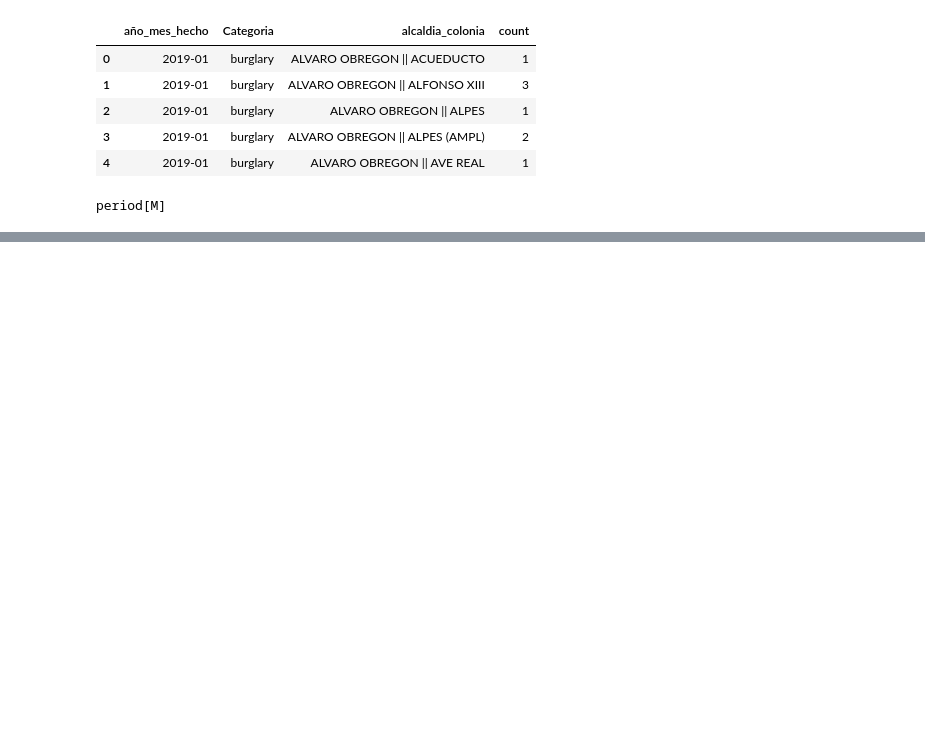
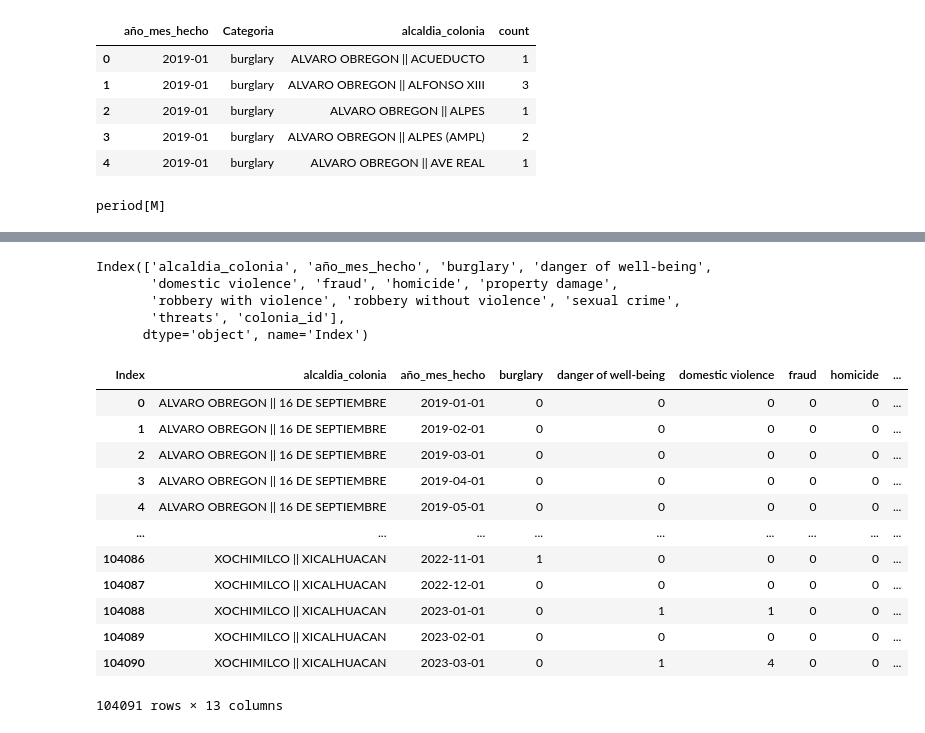
Before and after one commit to AngelEscobedo1712/Safety-Map, a Jupyter notebook: data_preprocessing/pieter_preprocessing.ipynb, the cells around one changed output, grey strips where cells are left out. Saved outputs shown, nothing was run; the diff lists cells and outputs as text; code cells hidden in the pictures; blank space fills up the shorter version.

```diff
--- a/data_preprocessing/pieter_preprocessing.ipynb
+++ b/data_preprocessing/pieter_preprocessing.ipynb
@@ -131,0 +321,30 @@ complete_df['idCarpeta'].fillna(0, inplace=True)
+# %%
+columns_colonias_date_complete_df.columns
+# %% [output]
+Index(['alcaldia_colonia', 'año_mes_hecho', 'burglary', 'danger of well-being',
+       'domestic violence', 'fraud', 'homicide', 'property damage',
+       'robbery with violence', 'robbery without violence', 'sexual crime',
+       'threats', 'colonia_id'],
+      dtype='object', name='Index')
+# %%
+columns_to_convert =['burglary', 'danger of well-being',
+       'domestic violence', 'fraud', 'homicide', 'property damage',
+       'robbery with violence', 'robbery without violence', 'sexual crime',
+       'threats']
+columns_colonias_date_complete_df[columns_to_convert] = columns_colonias_date_complete_df[columns_to_convert].astype(int)
+# %%
+columns_colonias_date_complete_df
+# %% [output]
+| Index | alcaldia_colonia | año_mes_hecho | burglary | danger of well-being | domestic violence | fraud | homicide | ... |
+| 0 | ALVARO OBREGON || 16 DE SEPTIEMBRE | 2019-01-01 | 0 | 0 | 0 | 0 | 0 | ... |
+| 1 | ALVARO OBREGON || 16 DE SEPTIEMBRE | 2019-02-01 | 0 | 0 | 0 | 0 | 0 | ... |
+| 2 | ALVARO OBREGON || 16 DE SEPTIEMBRE | 2019-03-01 | 0 | 0 | 0 | 0 | 0 | ... |
+| 3 | ALVARO OBREGON || 16 DE SEPTIEMBRE | 2019-04-01 | 0 | 0 | 0 | 0 | 0 | ... |
+| 4 | ALVARO OBREGON || 16 DE SEPTIEMBRE | 2019-05-01 | 0 | 0 | 0 | 0 | 0 | ... |
+| ... | ... | ... | ... | ... | ... | ... | ... | ... |
+| 104086 | XOCHIMILCO || XICALHUACAN | 2022-11-01 | 1 | 0 | 0 | 0 | 0 | ... |
+| 104087 | XOCHIMILCO || XICALHUACAN | 2022-12-01 | 0 | 0 | 0 | 0 | 0 | ... |
+| 104088 | XOCHIMILCO || XICALHUACAN | 2023-01-01 | 0 | 1 | 1 | 0 | 0 | ... |
+| 104089 | XOCHIMILCO || XICALHUACAN | 2023-02-01 | 0 | 0 | 0 | 0 | 0 | ... |
+| 104090 | XOCHIMILCO || XICALHUACAN | 2023-03-01 | 0 | 1 | 4 | 0 | 0 | ... |
+104091 rows × 13 columns
```
Also changed, not shown: parts of 25 cells of this notebook.
